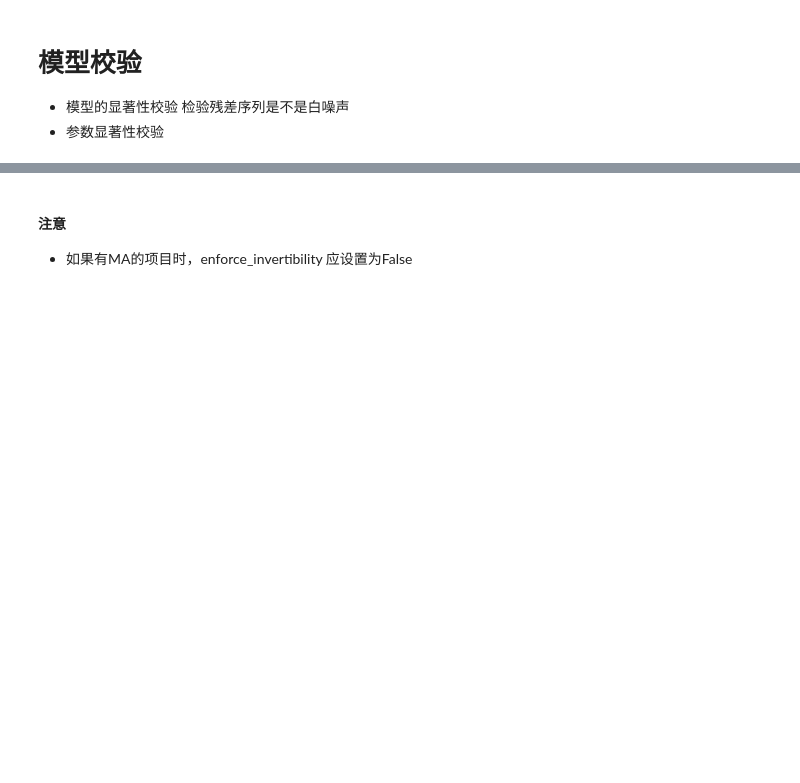
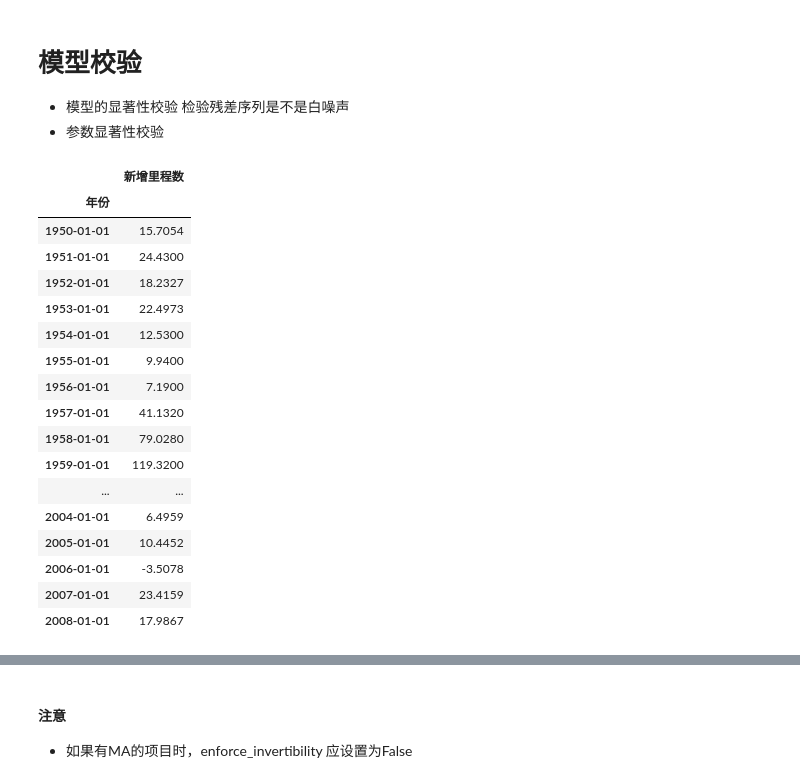
Before and after one commit to apmfifty/statistics, a Jupyter notebook: 应用时间序列分析/第三章 平稳时间序列分析.ipynb, the cells around one changed output, grey strips where cells are left out. Cells and saved outputs as stored; diff of their text form; code cells hidden in the pictures; blank space fills up the shorter version.

```diff
--- a/应用时间序列分析/第三章 平稳时间序列分析.ipynb
+++ b/应用时间序列分析/第三章 平稳时间序列分析.ipynb
@@ -188,3 +188,24 @@ plt.show()
 # 模型校验
 - 模型的显著性校验  检验残差序列是不是白噪声
 - 参数显著性校验
+# %%
+新增里程数
+# %% [output]
+|  | 新增里程数 |
+| 年份 |  |
+| 1950-01-01 | 15.7054 |
+| 1951-01-01 | 24.4300 |
+| 1952-01-01 | 18.2327 |
+| 1953-01-01 | 22.4973 |
+| 1954-01-01 | 12.5300 |
+| 1955-01-01 | 9.9400 |
+| 1956-01-01 | 7.1900 |
+| 1957-01-01 | 41.1320 |
+| 1958-01-01 | 79.0280 |
+| 1959-01-01 | 119.3200 |
+| ... | ... |
+| 2004-01-01 | 6.4959 |
+| 2005-01-01 | 10.4452 |
+| 2006-01-01 | -3.5078 |
+| 2007-01-01 | 23.4159 |
+| 2008-01-01 | 17.9867 |
```
Also changed, not shown: parts of 16 cells of this notebook, 5 other files.
